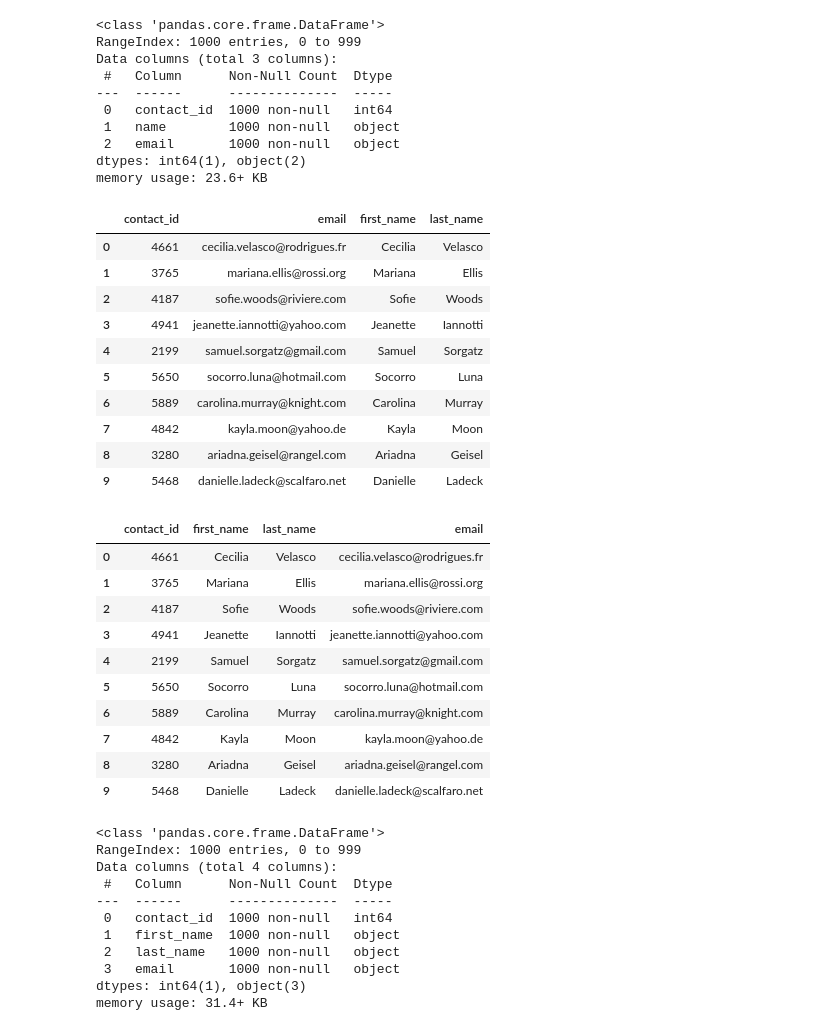
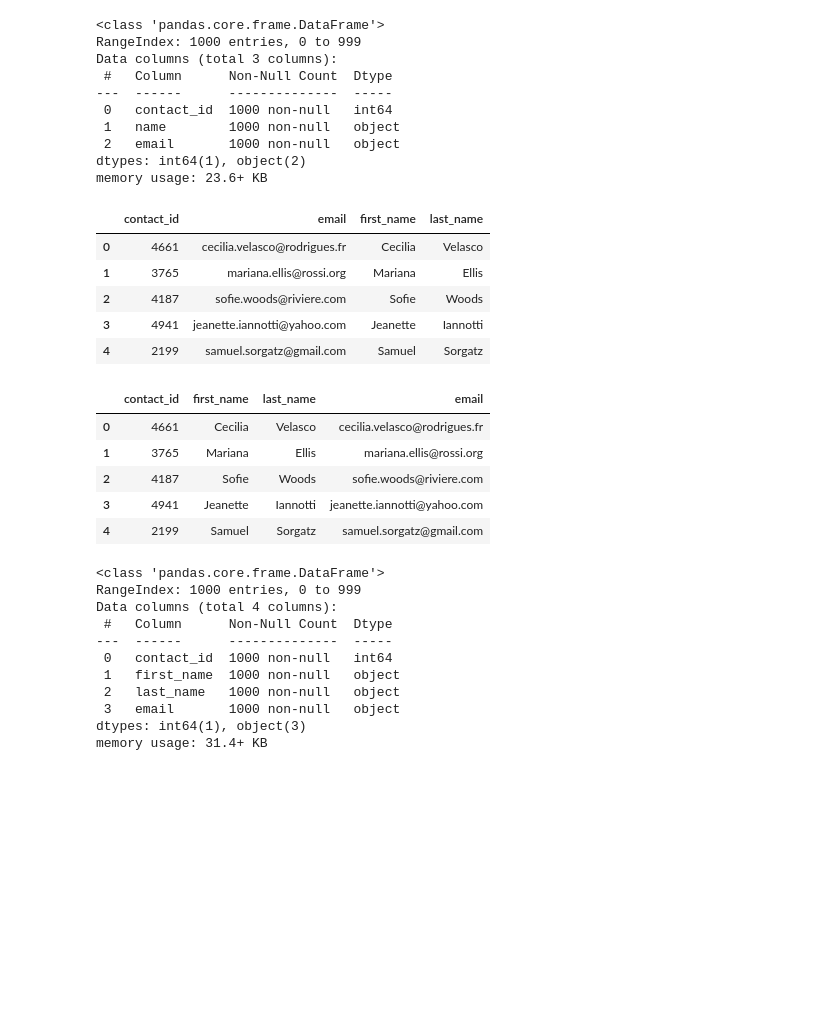
Before and after one commit to Serg488/Crowdfunding_ETL, a Jupyter notebook: ETL_Mini_Project_S.Ramirez_P.Mukuyu.ipynb, the cells around one changed output. Cells and saved outputs as stored; diff of their text form; code cells hidden in the pictures; blank space fills up the shorter version.

```diff
--- a/ETL_Mini_Project_S.Ramirez_P.Mukuyu.ipynb
+++ b/ETL_Mini_Project_S.Ramirez_P.Mukuyu.ipynb
@@ -351,8 +354,0 @@ first_row = contact_info_df.iloc[0][0]
-# %%
-import json
-first_row = contact_info_df.iloc[0][0]
-# Convert the data to a Python dictionary.
-converted_data = json.loads(first_row)
-for k, v in converted_data.items():
-    print(k)
-    print(v)
@@ -362,14 +356,30 @@ JSONDecodeError: Expecting value: line 1 column 1 (char 0)
 # Iterate through the contact_info_df and convert each row to a dictionary.
 import json
 dict_values = []
+
+# Iterate through each row in the DataFrame
 for i, row in contact_info_df.iterrows():
+    # Extract the data from the first column of the row
     data = row[0]
-    converted_data = json.loads(data)
 
-    row_values =  [v for k, v in converted_data.items()]
-    # Append the list of values  for each row to a list.
-    dict_values.append(row_values)
+    # Check if the data is not empty or null
+    if pd.notna(data) and data.strip():  # Checks for non-empty and non-whitespace only strings
+        try:
+            # Convert the JSON string to a Python dictionary
+            converted = json.loads(data)
 
-# Print out the list of values for each row.
+            # Extract the values from the dictionary and store them in a list
+            rowvalues = [v for k, v in converted.items()]
+
+            # Append the list of values to dict_values
+            dict_values.append(rowvalues)
+
+        except json.JSONDecodeError as e:
+            # Handle invalid JSON data here (you can log or print it for debugging)
+            print(f"Skipping row {i}: Invalid JSON data")
+    else:
+        print(f"Skipping row {i}: Empty or invalid data")
+
+# Print out the list of values for each valid row
 print(dict_values)
 # %% [output]
@@ -403,30 +414,25 @@ dtypes: int64(1), object(2)
 memory usage: 23.6+ KB
 # %%
 # Create a "first"name" and "last_name" column with the first and last names from the "name" column.
-contact_df = pd.DataFrame(data)
+# Extract first and last names from "name" column
+contact_df['first_name'] = contact_df['name'].str.split().str[0]
+contact_df['last_name'] = contact_df['name'].str.split().str[-1]
 
-# Split the 'name' column into 'first_name' and 'last_name'
-contact_df[['first_name', 'last_name']] = contact_df['name'].str.split(' ', expand=True)
+# Drop the original "name" column
+contact_df.drop('name', axis=1, inplace=True)
 
-# Drop the contact_name column
-contact_df.drop(columns['name'], inplace  = True)
 contact_df.head()
 # %% [output]
 |  | contact_id | email | first_name | last_name |
 | 0 | 4661 | cecilia.velasco@rodrigues.fr | Cecilia | Velasco |
 | 1 | 3765 | mariana.ellis@rossi.org | Mariana | Ellis |
 | 2 | 4187 | sofie.woods@riviere.com | Sofie | Woods |
 | 3 | 4941 | jeanette.iannotti@yahoo.com | Jeanette | Iannotti |
 | 4 | 2199 | samuel.sorgatz@gmail.com | Samuel | Sorgatz |
-| 5 | 5650 | socorro.luna@hotmail.com | Socorro | Luna |
-| 6 | 5889 | carolina.murray@knight.com | Carolina | Murray |
-| 7 | 4842 | kayla.moon@yahoo.de | Kayla | Moon |
-| 8 | 3280 | ariadna.geisel@rangel.com | Ariadna | Geisel |
-| 9 | 5468 | danielle.ladeck@scalfaro.net | Danielle | Ladeck |
 # %%
 # Reorder the columns
-contact_df_clean = contact_df[['contact_id', 'first_name', 'last_name', 'email']]
-contact_df_clean.head()
+contacts_df_clean = contact_df[['contact_id', 'first_name', 'last_name', 'email']]
+contacts_df_clean.head()
 # %% [output]
 |  | contact_id | first_name | last_name | email |
 | 0 | 4661 | Cecilia | Velasco | cecilia.velasco@rodrigues.fr |
@@ -434,10 +440,5 @@ contact_df_clean.head()
 | 2 | 4187 | Sofie | Woods | sofie.woods@riviere.com |
 | 3 | 4941 | Jeanette | Iannotti | jeanette.iannotti@yahoo.com |
 | 4 | 2199 | Samuel | Sorgatz | samuel.sorgatz@gmail.com |
-| 5 | 5650 | Socorro | Luna | socorro.luna@hotmail.com |
-| 6 | 5889 | Carolina | Murray | carolina.murray@knight.com |
-| 7 | 4842 | Kayla | Moon | kayla.moon@yahoo.de |
-| 8 | 3280 | Ariadna | Geisel | ariadna.geisel@rangel.com |
-| 9 | 5468 | Danielle | Ladeck | danielle.ladeck@scalfaro.net |
 # %%
 # Check the datatypes one more time before exporting as CSV file.
```
Also changed, not shown: parts of 16 cells of this notebook, 2 other files.
